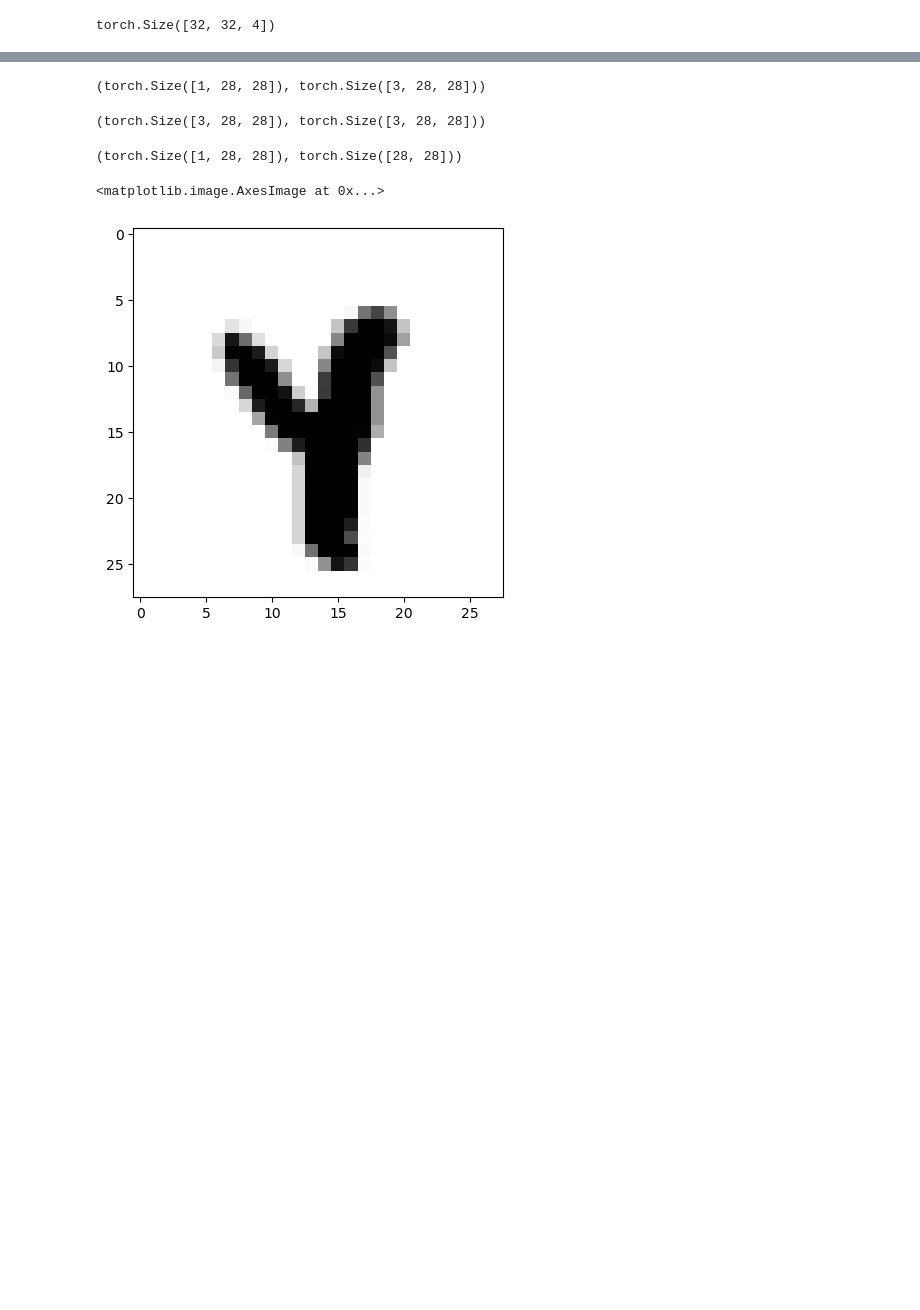
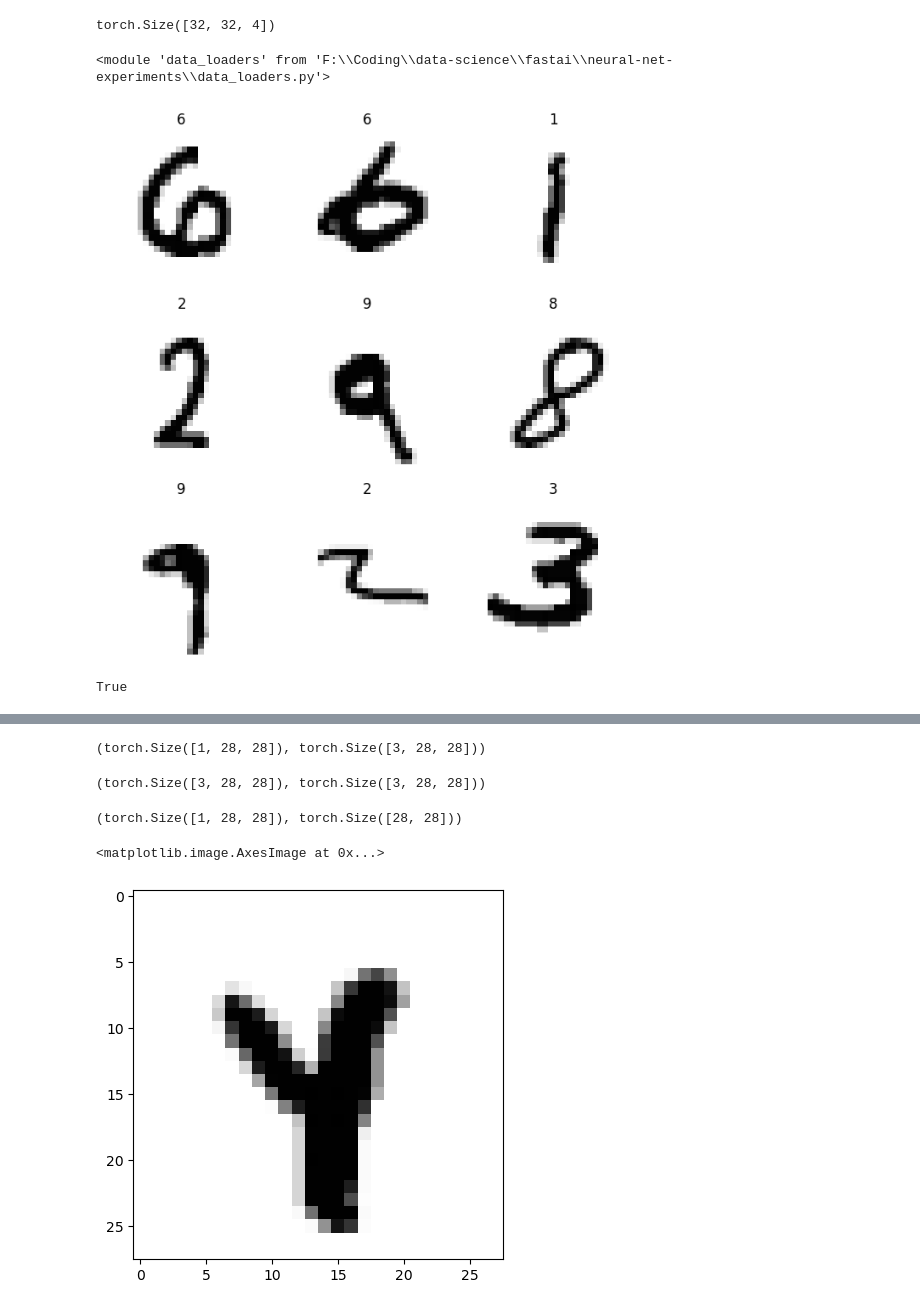
Before and after one commit to Daynil/neural-net-experiments, a Jupyter notebook: minist.ipynb, the cells around one changed output, grey strips where cells are left out. Drawn from its saved outputs; the diff is of its cells as text; code cells hidden in the pictures; blank space fills up the shorter version.

```diff
--- a/minist.ipynb
+++ b/minist.ipynb
@@ -18,3 +18,12 @@ torch.tensor(np.array(t)).shape
 # plt.imshow
 # %% [output]
 torch.Size([32, 32, 4])
+# %%
+from importlib import reload # import the reload function
+reload(data_loaders)
+# %% [output]
+<module 'data_loaders' from 'F:\\Coding\\data-science\\fastai\\neural-net-experiments\\data_loaders.py'>
+# %%
+data_loaders.preview_data_sample(train_loader.dataset)
+# %% [output]
+[figure, added]
@@ -20,0 +33,4 @@ torch.Size([32, 32, 4])
+# %%
+torch.cuda.is_available()
+# %% [output]
+True
```
Also changed, not shown: parts of 2 cells of this notebook, 16 other files.
